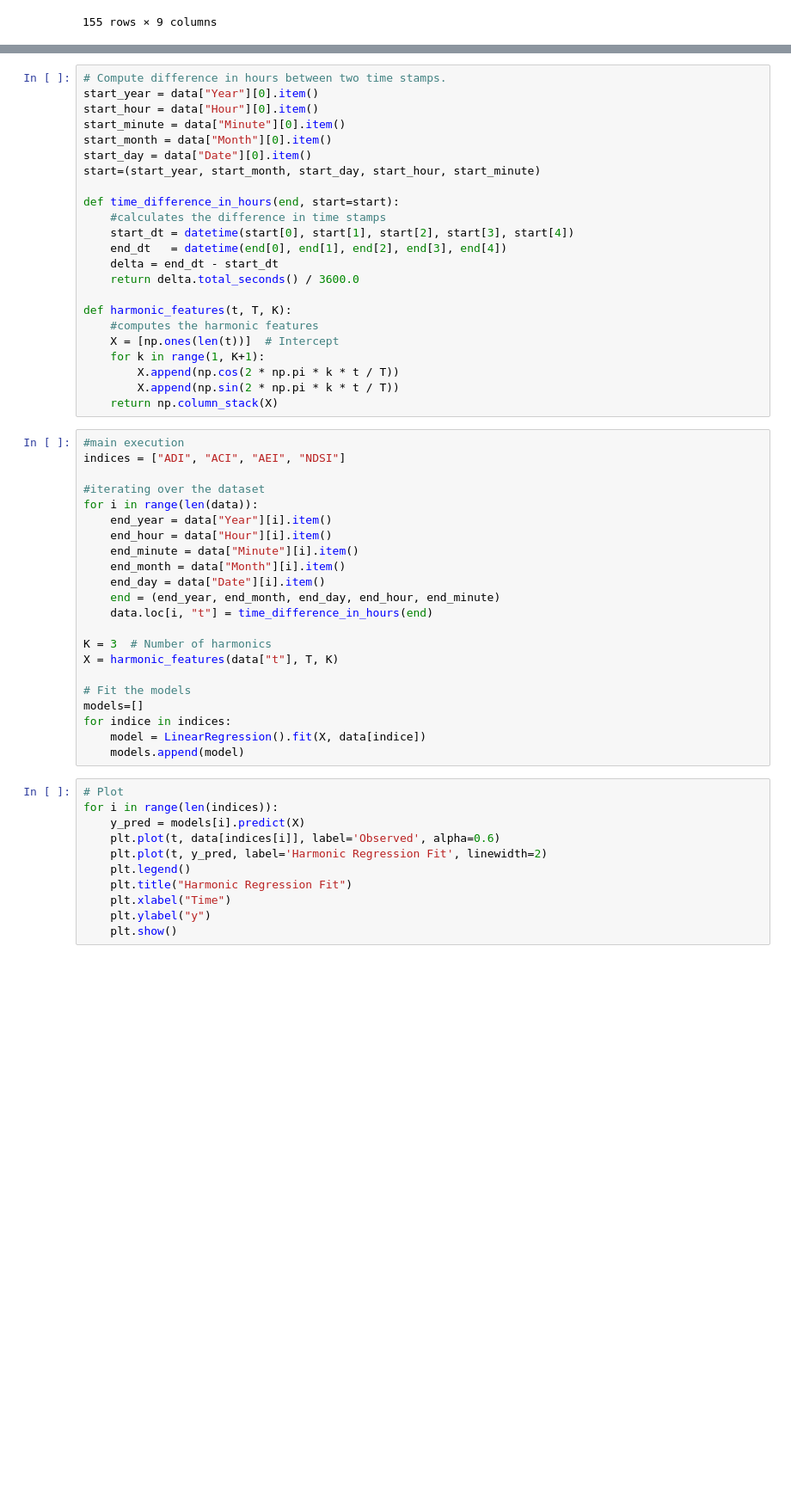
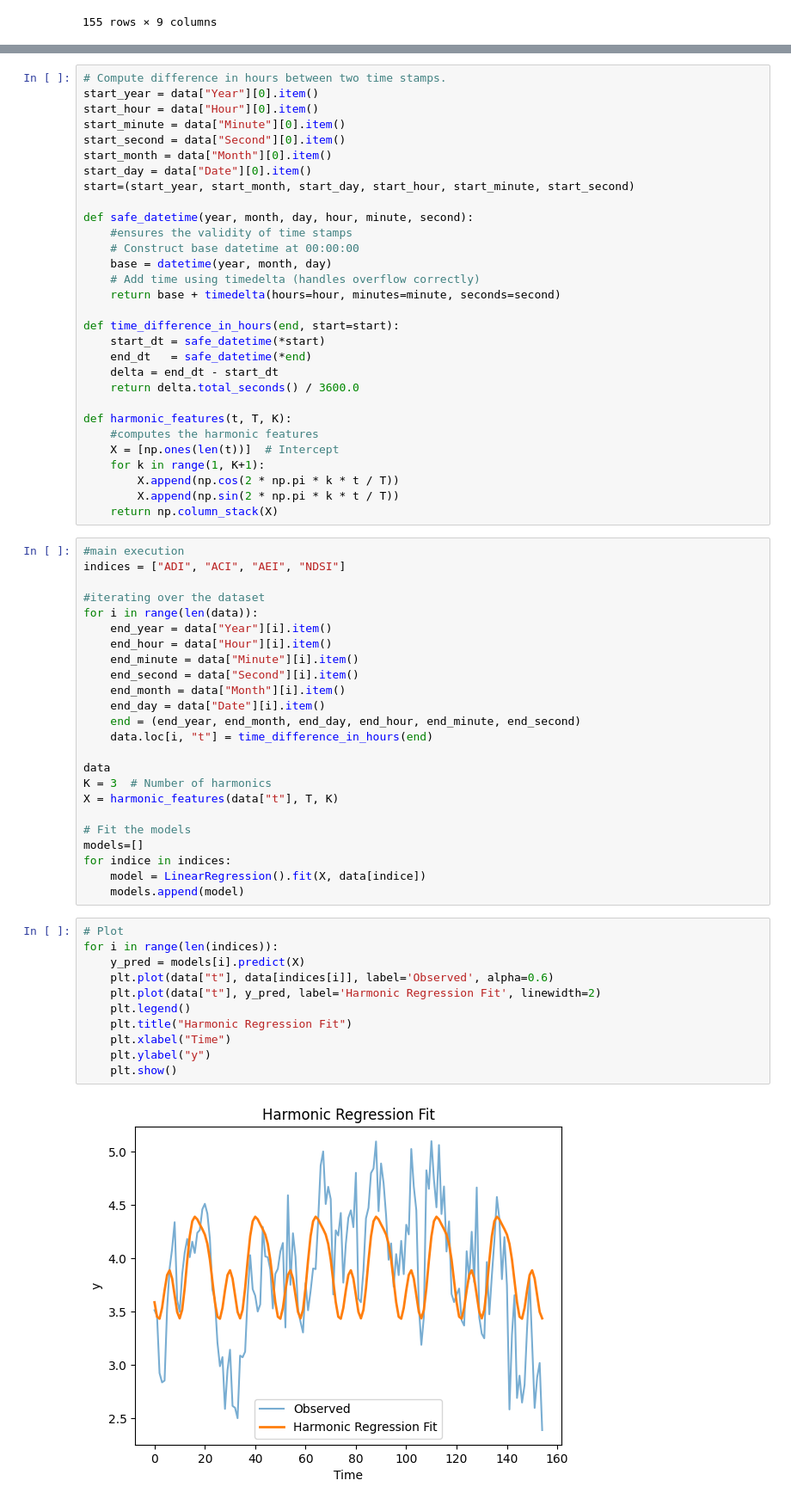
Before and after one commit to Rachitdev-agg/Predictions-TimeSeries, a Jupyter notebook: HarmonicRegression.ipynb, the cells around one changed output, grey strips where cells are left out. Shown at 86% size. Saved outputs shown, nothing was run; the diff lists cells and outputs as text; blank space fills up the shorter version.

```diff
--- a/HarmonicRegression.ipynb
+++ b/HarmonicRegression.ipynb
@@ -82,14 +83,21 @@ data
 start_year = data["Year"][0].item()
 start_hour = data["Hour"][0].item()
 start_minute = data["Minute"][0].item()
+start_second = data["Second"][0].item()
 start_month = data["Month"][0].item()
 start_day = data["Date"][0].item()
-start=(start_year, start_month, start_day, start_hour, start_minute)
+start=(start_year, start_month, start_day, start_hour, start_minute, start_second)
+
+def safe_datetime(year, month, day, hour, minute, second):
+    #ensures the validity of time stamps
+    # Construct base datetime at 00:00:00
+    base = datetime(year, month, day)
+    # Add time using timedelta (handles overflow correctly)
+    return base + timedelta(hours=hour, minutes=minute, seconds=second)
 
 def time_difference_in_hours(end, start=start):
-    #calculates the difference in time stamps
-    start_dt = datetime(start[0], start[1], start[2], start[3], start[4])
-    end_dt   = datetime(end[0], end[1], end[2], end[3], end[4])
+    start_dt = safe_datetime(*start)
+    end_dt   = safe_datetime(*end)
     delta = end_dt - start_dt
     return delta.total_seconds() / 3600.0
 
@@ -109,11 +117,13 @@ for i in range(len(data)):
     end_year = data["Year"][i].item()
     end_hour = data["Hour"][i].item()
     end_minute = data["Minute"][i].item()
+    end_second = data["Second"][i].item()
     end_month = data["Month"][i].item()
     end_day = data["Date"][i].item()
-    end = (end_year, end_month, end_day, end_hour, end_minute)
+    end = (end_year, end_month, end_day, end_hour, end_minute, end_second)
     data.loc[i, "t"] = time_difference_in_hours(end)
 
+data
 K = 3  # Number of harmonics
 X = harmonic_features(data["t"], T, K)
 
@@ -125,11 +135,13 @@ for indice in indices:
 # %%
 # Plot
 for i in range(len(indices)):
     y_pred = models[i].predict(X)
-    plt.plot(t, data[indices[i]], label='Observed', alpha=0.6)
-    plt.plot(t, y_pred, label='Harmonic Regression Fit', linewidth=2)
+    plt.plot(data["t"], data[indices[i]], label='Observed', alpha=0.6)
+    plt.plot(data["t"], y_pred, label='Harmonic Regression Fit', linewidth=2)
     plt.legend()
     plt.title("Harmonic Regression Fit")
     plt.xlabel("Time")
     plt.ylabel("y")
     plt.show()
+# %% [output]
+[figure, added]
```
Also changed, not shown: parts of 3 cells of this notebook, 1 other file.
